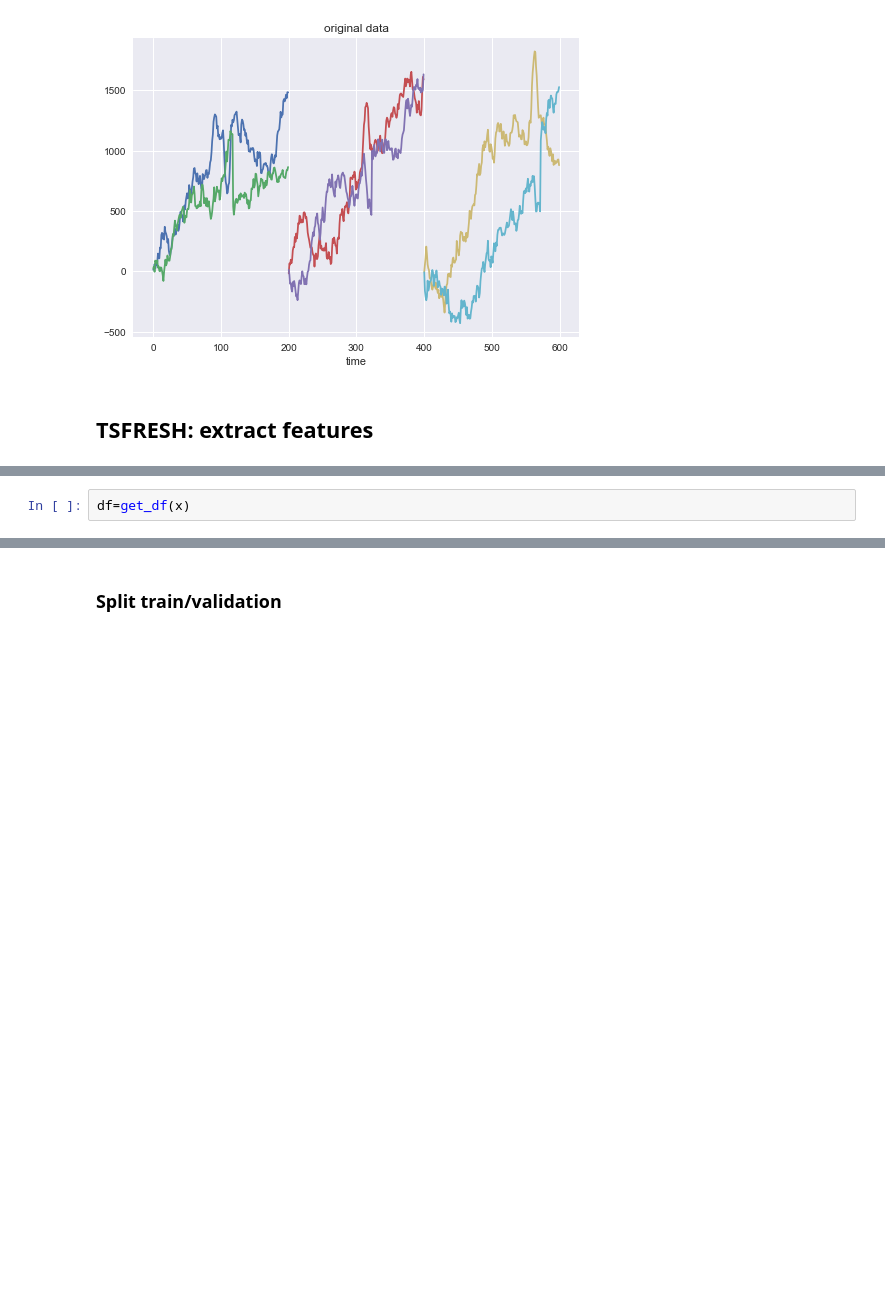
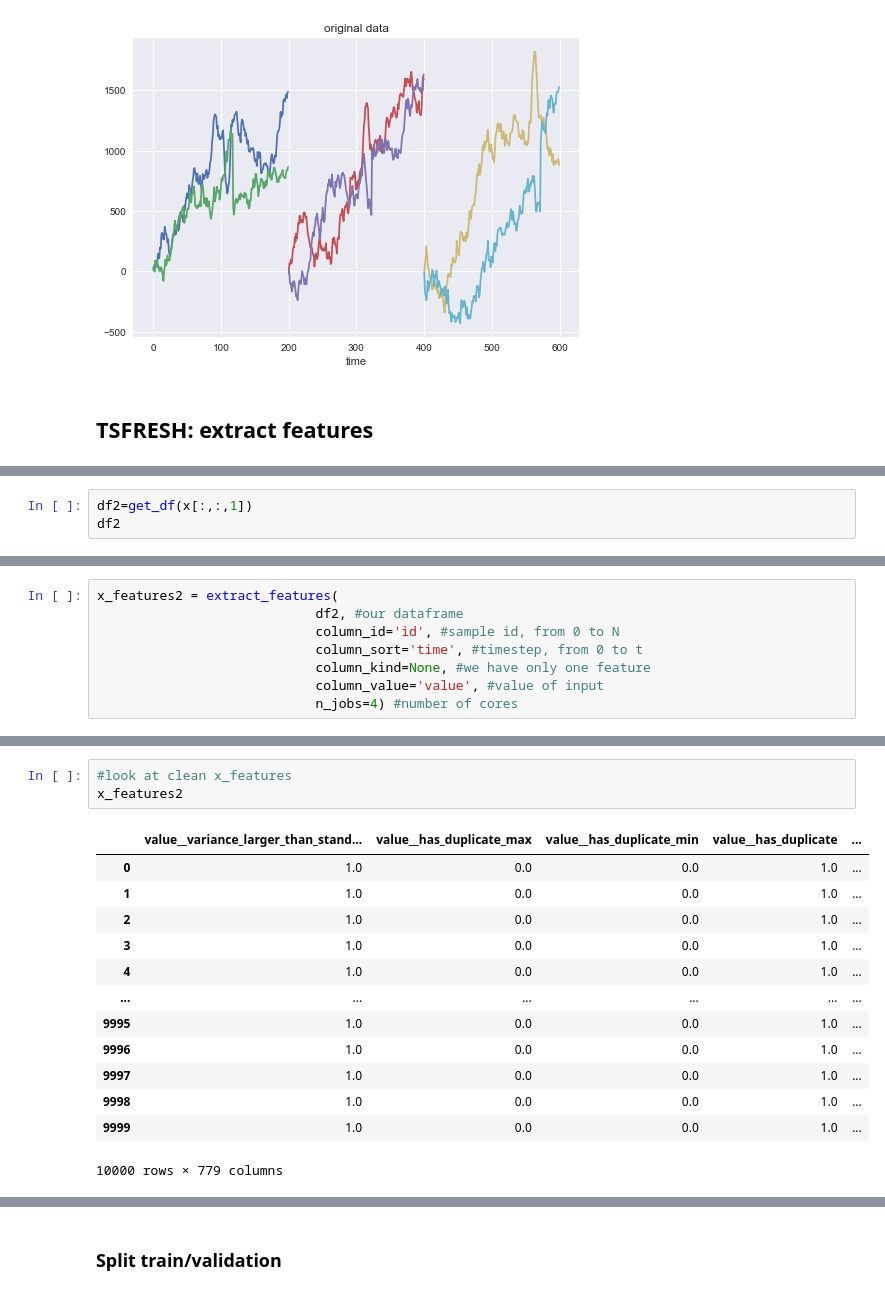
Before and after one commit to emersonvero/LoCP2, a Jupyter notebook: 04_XGBoost/2219_assignment_04.ipynb, the cells around one changed output, grey strips where cells are left out. Saved outputs shown, nothing was run; the diff lists cells and outputs as text; blank space fills up the shorter version.

```diff
--- a/04_XGBoost/2219_assignment_04.ipynb
+++ b/04_XGBoost/2219_assignment_04.ipynb
@@ -98,3 +124,4 @@ def get_df(x):
 # %%
-df=get_df(x)
+df2=get_df(x[:,:,1])
+df2
 # %% [output]
@@ -108,5 +147,13 @@ x_features = extract_features(
                             column_kind=None, #we have only one feature
                             column_value='value', #value of input
                             n_jobs=4) #number of cores
+# %%
+x_features2 = extract_features(
+                            df2, #our dataframe
+                            column_id='id', #sample id, from 0 to N
+                            column_sort='time', #timestep, from 0 to t
+                            column_kind=None, #we have only one feature
+                            column_value='value', #value of input
+                            n_jobs=4) #number of cores
 # %%
 #remove columns with NaN or inf
@@ -117,0 +182,17 @@ x_features
+# %%
+#look at clean x_features
+x_features2
+# %% [output]
+|  | value__variance_larger_than_stand... | value__has_duplicate_max | value__has_duplicate_min | value__has_duplicate | ... |
+| 0 | 1.0 | 0.0 | 0.0 | 1.0 | ... |
+| 1 | 1.0 | 0.0 | 0.0 | 1.0 | ... |
+| 2 | 1.0 | 0.0 | 0.0 | 1.0 | ... |
+| 3 | 1.0 | 0.0 | 0.0 | 1.0 | ... |
+| 4 | 1.0 | 0.0 | 0.0 | 1.0 | ... |
+| ... | ... | ... | ... | ... | ... |
+| 9995 | 1.0 | 0.0 | 0.0 | 1.0 | ... |
+| 9996 | 1.0 | 0.0 | 0.0 | 1.0 | ... |
+| 9997 | 1.0 | 0.0 | 0.0 | 1.0 | ... |
+| 9998 | 1.0 | 0.0 | 0.0 | 1.0 | ... |
+| 9999 | 1.0 | 0.0 | 0.0 | 1.0 | ... |
+10000 rows × 779 columns
```
Also changed, not shown: parts of 15 cells of this notebook.
